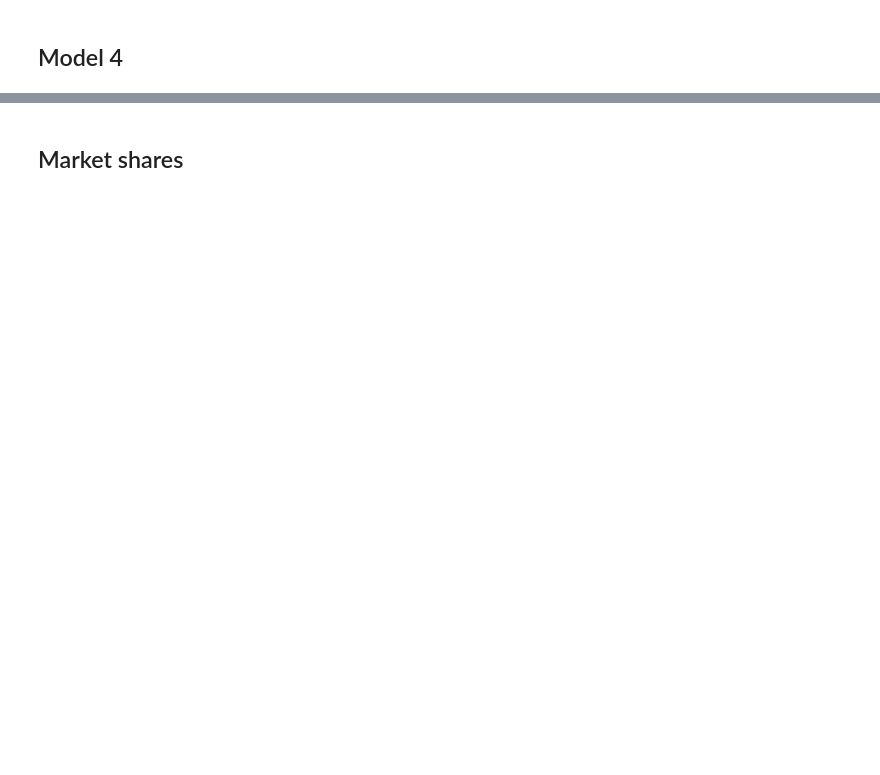
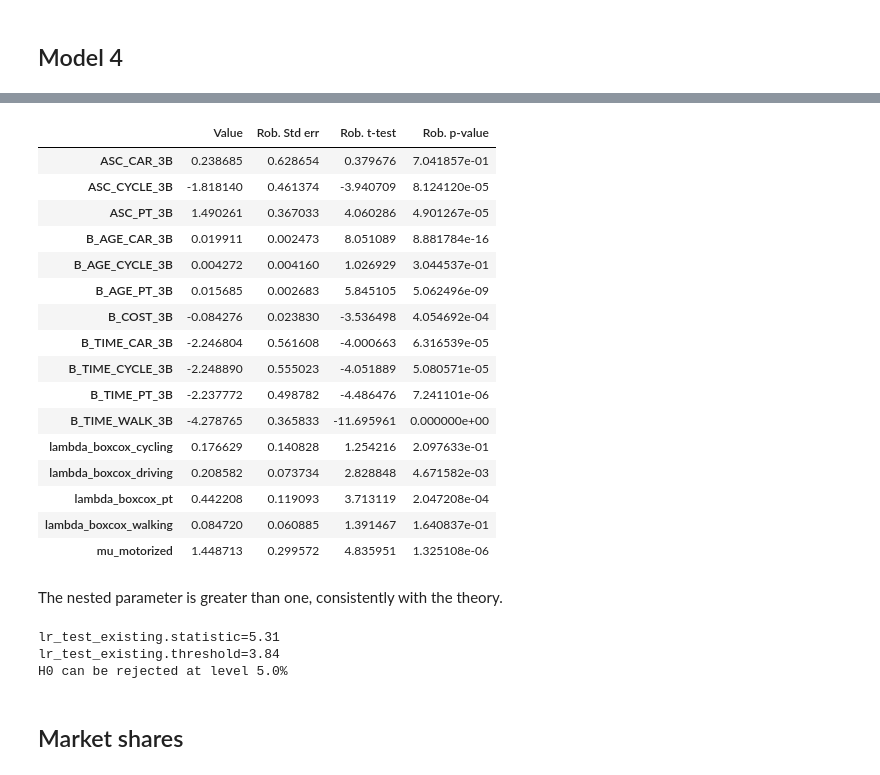
Before and after one commit to d23845jg/mmb_project_lpmc, a Jupyter notebook: project.ipynb, the cells around one changed output, grey strips where cells are left out. Saved outputs shown, nothing was run; the diff lists cells and outputs as text; code cells hidden in the pictures; blank space fills up the shorter version.

Commit message:
model 4

```diff
--- a/project.ipynb
+++ b/project.ipynb
@@ -1203,3 +1083,18 @@ Final gradient norm:    2.6136E-01
 Nbr of threads: 8
+# %%
+V_pref = V_3B_unrestricted
+results_pref = results_3B_unrestricted
 # %% [markdown]
 ## Model 4
+# %%
+mu_motorized = Beta('mu_motorized', 1, 0, None, 0)
+motorized = OneNestForNestedLogit(nest_param=mu_motorized, list_of_alternatives=[3, 4], name='motorized')
+walk = OneNestForNestedLogit(nest_param=1, list_of_alternatives=[1], name='walk')
+bike = OneNestForNestedLogit(nest_param=1, list_of_alternatives=[2], name='bike')
+nests = NestsForNestedLogit(choice_set=V_pref, tuple_of_nests=(motorized, walk, bike))
+# %%
+logprob_4 = lognested(V_pref, None, nests, travel_mode)
+biogeme_4 = bio.BIOGEME(database, logprob_4)
+biogeme_4.modelName = 'model_4'
+results_4 = biogeme_4.estimate()
+print(results_4.print_general_statistics())
@@ -1206,3 +1114,37 @@ Nbr of threads: 8
+# %%
+table_4 = results_4.get_estimated_parameters()
+display(table_4)
+# %% [output]
+|  | Value | Rob. Std err | Rob. t-test | Rob. p-value |
+| ASC_CAR_3B | 0.238685 | 0.628654 | 0.379676 | 7.041857e-01 |
+| ASC_CYCLE_3B | -1.818140 | 0.461374 | -3.940709 | 8.124120e-05 |
+| ASC_PT_3B | 1.490261 | 0.367033 | 4.060286 | 4.901267e-05 |
+| B_AGE_CAR_3B | 0.019911 | 0.002473 | 8.051089 | 8.881784e-16 |
+| B_AGE_CYCLE_3B | 0.004272 | 0.004160 | 1.026929 | 3.044537e-01 |
+| B_AGE_PT_3B | 0.015685 | 0.002683 | 5.845105 | 5.062496e-09 |
+| B_COST_3B | -0.084276 | 0.023830 | -3.536498 | 4.054692e-04 |
+| B_TIME_CAR_3B | -2.246804 | 0.561608 | -4.000663 | 6.316539e-05 |
+| B_TIME_CYCLE_3B | -2.248890 | 0.555023 | -4.051889 | 5.080571e-05 |
+| B_TIME_PT_3B | -2.237772 | 0.498782 | -4.486476 | 7.241101e-06 |
+| B_TIME_WALK_3B | -4.278765 | 0.365833 | -11.695961 | 0.000000e+00 |
+| lambda_boxcox_cycling | 0.176629 | 0.140828 | 1.254216 | 2.097633e-01 |
+| lambda_boxcox_driving | 0.208582 | 0.073734 | 2.828848 | 4.671582e-03 |
+| lambda_boxcox_pt | 0.442208 | 0.119093 | 3.713119 | 2.047208e-04 |
+| lambda_boxcox_walking | 0.084720 | 0.060885 | 1.391467 | 1.640837e-01 |
+| mu_motorized | 1.448713 | 0.299572 | 4.835951 | 1.325108e-06 |
+# %% [markdown]
+The nested parameter is greater than one, consistently with the theory.
+# %%
+lr_test_existing = results_4.likelihood_ratio_test(
+    results_pref, significance_level=0.05
+)
+print(f'{lr_test_existing.statistic=:.3g}')
+print(f'{lr_test_existing.threshold=:.3g}')
+print(lr_test_existing.message)
+# %% [output]
+lr_test_existing.statistic=5.31
+lr_test_existing.threshold=3.84
+H0 can be rejected at level 5.0%
 # %% [markdown]
 ## Market shares
 # %%
```
Also changed, not shown: parts of 43 cells of this notebook.
